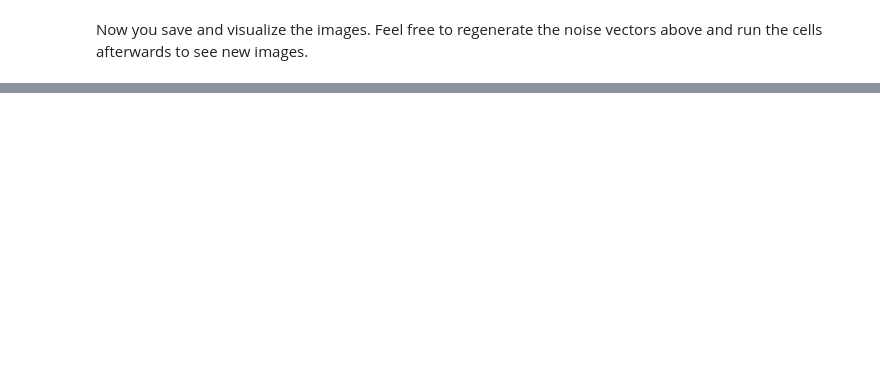
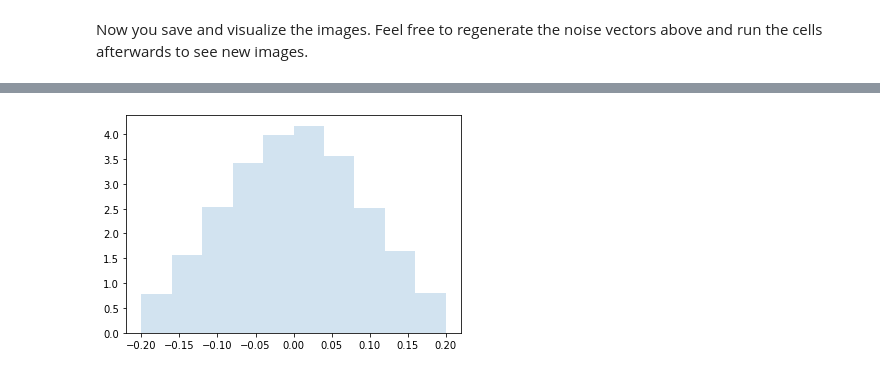
Before and after one commit to pedro-abundio-wang/GANs, a Jupyter notebook: 01-Pre-trained-model-exploration.ipynb, the cells around one changed output, grey strips where cells are left out. Cells and saved outputs as stored; diff of their text form; code cells hidden in the pictures; blank space fills up the shorter version.

```diff
--- a/01-Pre-trained-model-exploration.ipynb
+++ b/01-Pre-trained-model-exploration.ipynb
@@ -150,0 +203,8 @@ print(f'Noise vector is size {noise_vector_size}. Label is size {label_size}.')
+# %%
+import matplotlib.pyplot as plt
+r = 0.1 * truncnorm.rvs(-2, 2, size=10000)
+fig, ax = plt.subplots(1, 1)
+ax.hist(r, density=True, histtype='stepfilled', alpha=0.2)
+ax.legend(loc='best', frameon=False)
+plt.show()
+# %% [output]
@@ -151,3 +212,4 @@ print(f'Noise vector is size {noise_vector_size}. Label is size {label_size}.')
+[figure, added]
 # %%
 # Function to truncate the noise vector
 def truncated_noise_vector(batch_size, truncation=1., seed=42):
```
Also changed, not shown: parts of 20 cells of this notebook, 1 other file.
